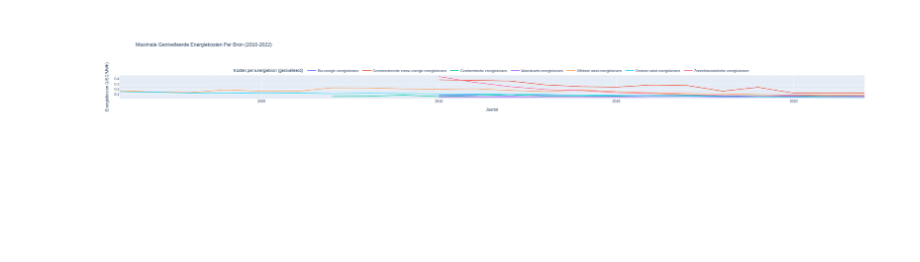
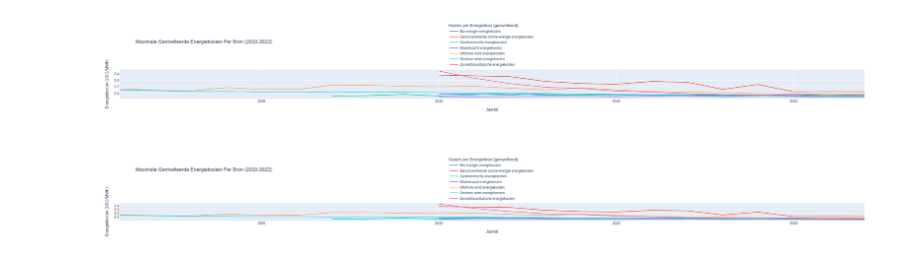
Before and after one commit to goofvanriet/info-vis-final, a Jupyter notebook: notebooks/costs_sources.ipynb, the cells around one changed output. Saved outputs shown, nothing was run; the diff lists cells and outputs as text; code cells hidden in the pictures; blank space fills up the shorter version.

```diff
--- a/notebooks/costs_sources.ipynb
+++ b/notebooks/costs_sources.ipynb
@@ -119,33 +50,33 @@ translation_map = {
     'Solar photovoltaic levelized cost of energy': 'Zonnefotovoltaïsche energiekosten',
     'Concentrated solar power levelized cost of energy': 'Geconcentreerde zonne-energie energiekosten',
     'Hydropower levelized cost of energy': 'Waterkracht energiekosten',
     'Onshore wind levelized cost of energy': 'Onshore wind energiekosten',
     'Cost of Energy': 'Energiekosten (USD/MWh)',
     'Year': 'Jaartal',
     'Energy Type': 'Kosten per Energiebron (genivelleerd)'
 }
 
 # Apply the translation map to the DataFrame
 df_max['Energy Type'] = df_max['Energy Type'].map(translation_map)
 
 # Plot the data using Plotly
 fig = px.line(df_max, x='Year', y='Cost of Energy', color='Energy Type',
               title='Maximale Genivelleerde Energiekosten Per Bron (2010-2022)',
               labels={'Cost of Energy': translation_map['Cost of Energy'], 'Year': translation_map['Year'], 'Energy Type': translation_map['Energy Type']})
 
 # Update layout to position the legend above the graph and avoid overlap with the title
 fig.update_layout(
     legend=dict(
-        orientation="h",
+        orientation="v",
         yanchor="bottom",
         y=1.02,
         xanchor="center",
         x=0.5
     ),
-    margin=dict(t=200)  # Increase top margin to ensure title does not overlap with legend
+    margin=dict(t=180)  # Increase top margin to ensure title does not overlap with legend
 )
 
 # Show the plot
 fig.show()
 # %% [output]
-[figure, old version]
+[figure, new version]
@@ -151,0 +150,69 @@ fig.show()
+# %%
+import pandas as pd
+import plotly.express as px
+
+# Define the columns to check
+columns_to_check = [
+    'Bioenergy levelized cost of energy',
+    'Geothermal levelized cost of energy',
+    'Offshore wind levelized cost of energy',
+    'Solar photovoltaic levelized cost of energy',
+    'Concentrated solar power levelized cost of energy',
+    'Hydropower levelized cost of energy',
+    'Onshore wind levelized cost of energy'
+]
+
+# Drop rows where all specified columns have NaN values
+df = df.dropna(subset=columns_to_check, how='all')
+
+# Interpolate 'Geothermal levelized cost of energy' for years between 2010 and 2015
+mask = (df['Year'] >= 2010) & (df['Year'] <= 2015)
+df.loc[mask, 'Geothermal levelized cost of energy'] = df.loc[mask, 'Geothermal levelized cost of energy'].interpolate(method='linear')
+
+# Melt the DataFrame to a long format for Plotly
+df_long = df.melt(id_vars=['Year'],
+                  value_vars=columns_to_check,
+                  var_name='Energy Type',
+                  value_name='Cost of Energy')
+
+# Group by Year and Energy Type, and find the maximum cost for each group
+df_max = df_long.groupby(['Year', 'Energy Type']).max().reset_index()
+
+# Translation map from English to Dutch
+translation_map = {
+    'Bioenergy levelized cost of energy': 'Bio-energie energiekosten',
+    'Geothermal levelized cost of energy': 'Geothermische energiekosten',
+    'Offshore wind levelized cost of energy': 'Offshore wind energiekosten',
+    'Solar photovoltaic levelized cost of energy': 'Zonnefotovoltaïsche energiekosten',
+    'Concentrated solar power levelized cost of energy': 'Geconcentreerde zonne-energie energiekosten',
+    'Hydropower levelized cost of energy': 'Waterkracht energiekosten',
+    'Onshore wind levelized cost of energy': 'Onshore wind energiekosten',
+    'Cost of Energy': 'Energiekosten (USD/MWh)',
+    'Year': 'Jaartal',
+    'Energy Type': 'Kosten per Energiebron (genivelleerd)'
+}
+
+# Apply the translation map to the DataFrame
+df_max['Energy Type'] = df_max['Energy Type'].map(translation_map)
+
+# Plot the data using Plotly
+fig = px.line(df_max, x='Year', y='Cost of Energy', color='Energy Type',
+              title='Maximale Genivelleerde Energiekosten Per Bron (2010-2022)',
+              labels={'Cost of Energy': translation_map['Cost of Energy'], 'Year': translation_map['Year'], 'Energy Type': translation_map['Energy Type']})
+
+# Update layout to position the legend above the graph and avoid overlap with the title
+fig.update_layout(
+    legend=dict(
+        orientation="v",
+        yanchor="bottom",
+        y=1.02,
+        xanchor="center",
+        x=0.5
+    ),
+    margin=dict(t=220)  # Increase top margin to ensure title does not overlap with legend
+)
+
+# Show the plot
+fig.show()
+# %% [output]
+[figure, added]
```
Also changed, not shown: parts of 3 cells of this notebook.
